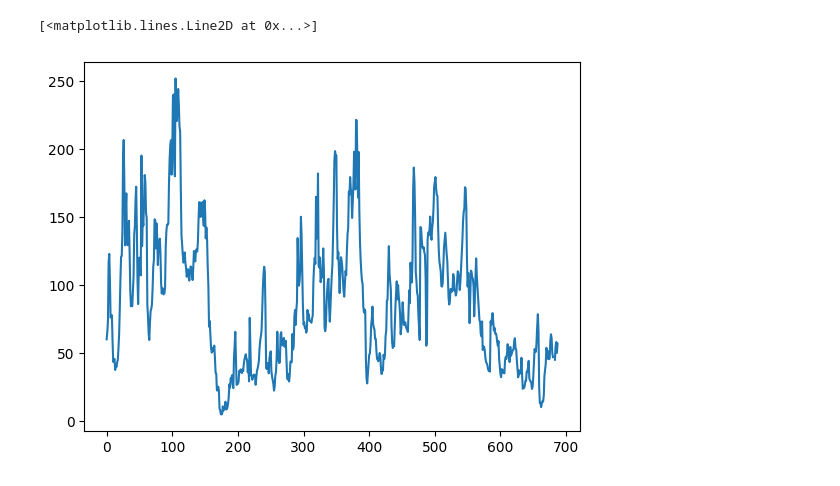
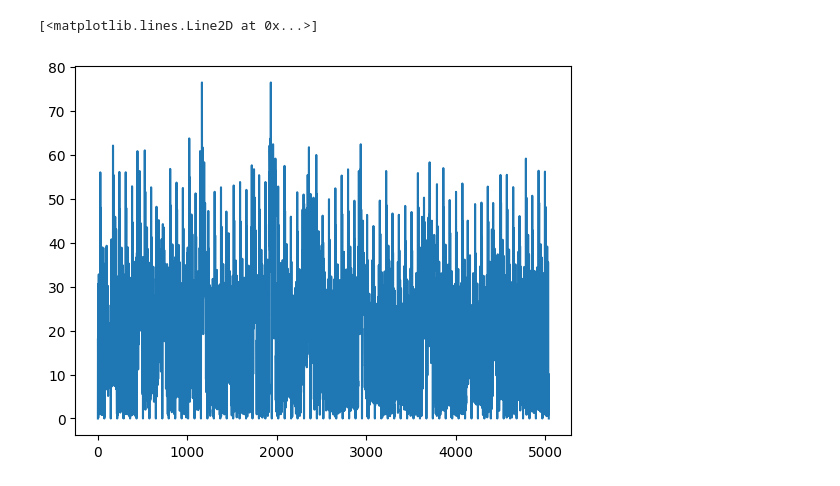
Before and after one commit to hoang1007/air-quality-forecasting, a Jupyter notebook: src/test.ipynb, the cells around one changed output. Drawn from its saved outputs; the diff is of its cells as text; code cells hidden in the pictures.

Commit message:
add haversine distance

```diff
--- a/src/test.ipynb
+++ b/src/test.ipynb
@@ -8,11 +8,10 @@ from dataset import PrivateDataset
 from hydra import initialize, compose
 import matplotlib.pyplot as plt
 # %%
-data = private_train_data("/home/hoang/Documents/CodeSpace/air-quality-forecasting/data-private/data-train-org")
+data = private_train_data("/home/hoang/Documents/CodeSpace/air-quality-forecasting/train")
 # %%
 locs = []
-for station in data["meteo"].values():
+names = []
+for name, station in data["air"].items():
     locs.append(station["loc"])
-
-locs = torch.tensor(locs)
-locs.shape
+    names.append(name)
@@ -62,5 +18,15 @@ plt.plot(data["air"]["S0000457-Nguyen Che Nghia"]["data"]["PM2.5"].iloc[s2 : e2]
-# %%
-plt.plot(data["air"]["S0000457-Nguyen Che Nghia"]["data"]["PM2.5"][0 : 30 * 24])
-# %% [output]
-[<matplotlib.lines.Line2D at 0x...>]
-[figure, removed]
+# %%
+from utils.functional import haversine_distance
+import matplotlib.pyplot as plt
+
+dists = []
+
+for loc1 in locs:
+    for loc2 in locs:
+        dist = haversine_distance(loc1, loc2)
+        dists.append(dist)
+
+plt.plot(dists)
+# %% [output]
+[<matplotlib.lines.Line2D at 0x...>]
+[figure, added]
```
Also changed, not shown: parts of 8 cells of this notebook, 8 other files.
